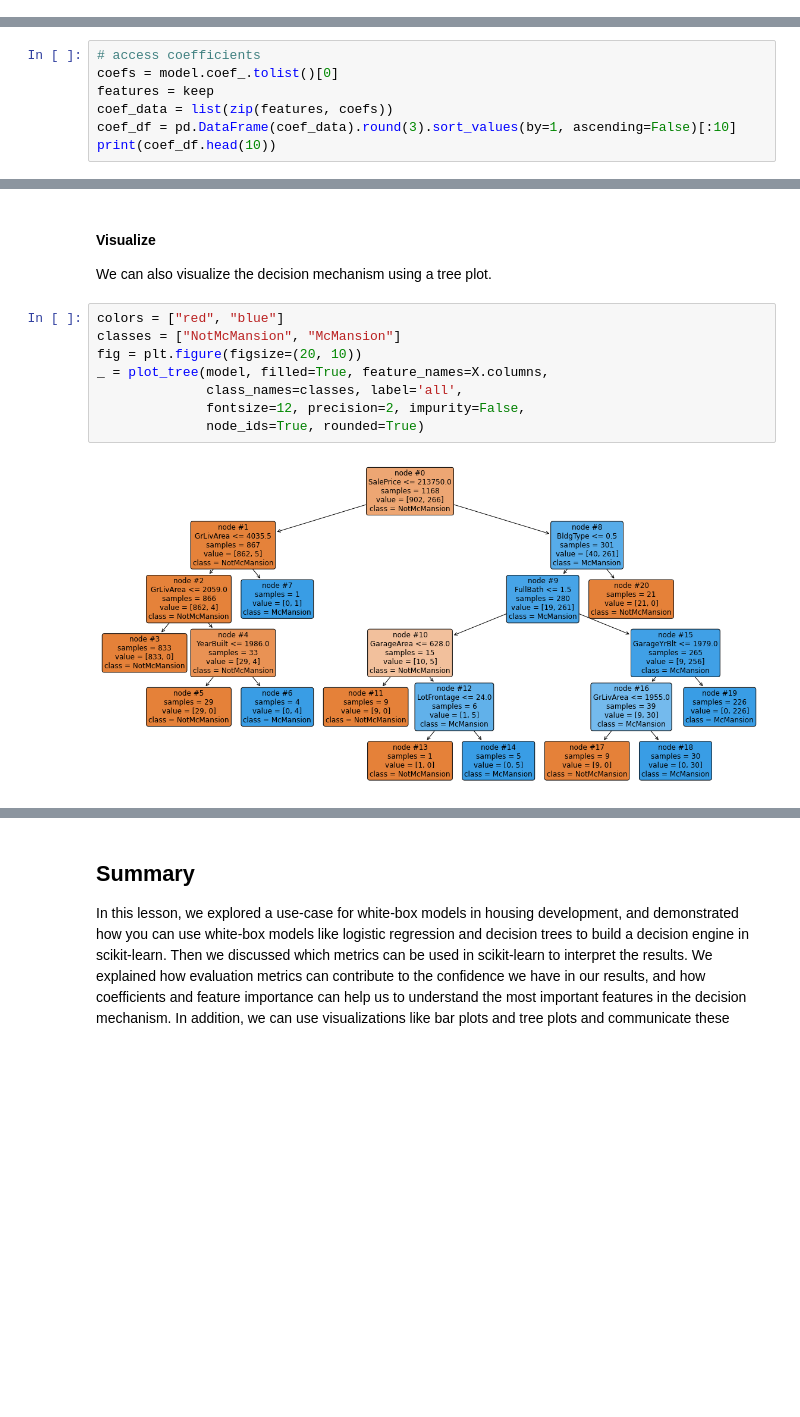
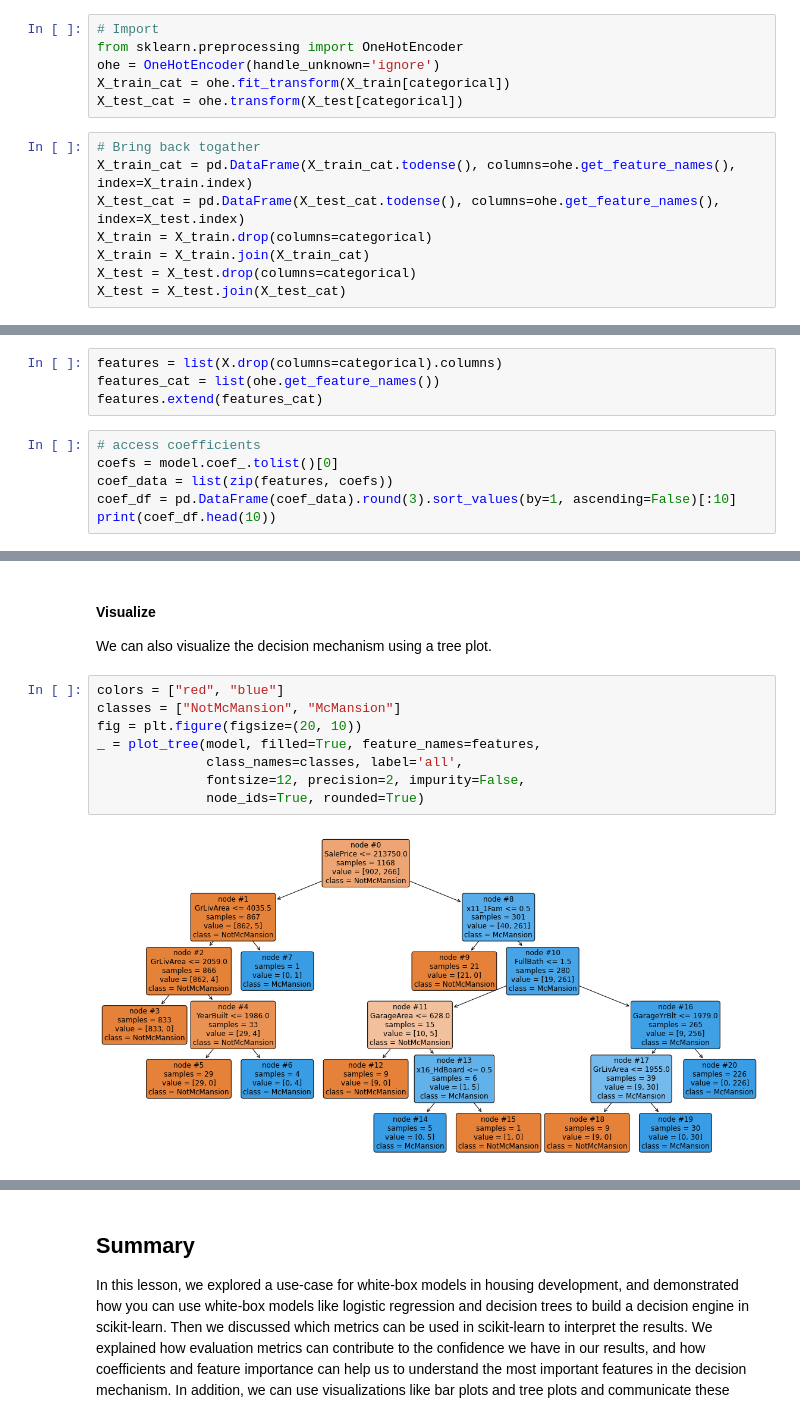
Before and after one commit to learn-co-curriculum/dsc-ml-interp-interpreting-whiteboxes, a Jupyter notebook: index.ipynb, the cells around one changed output, grey strips where cells are left out. Cells and saved outputs as stored; diff of their text form; blank space fills up the shorter version.

```diff
--- a/index.ipynb
+++ b/index.ipynb
@@ -259,3 +306,17 @@ X_train, X_test, y_train, y_test = train_test_split(X, y, test_size=0.2, random_
+# %%
+# Import
+from sklearn.preprocessing import OneHotEncoder
+ohe = OneHotEncoder(handle_unknown='ignore')
+X_train_cat = ohe.fit_transform(X_train[categorical])
+X_test_cat = ohe.transform(X_test[categorical])
+# %%
+# Bring back togather
+X_train_cat = pd.DataFrame(X_train_cat.todense(), columns=ohe.get_feature_names(), index=X_train.index)
+X_test_cat = pd.DataFrame(X_test_cat.todense(), columns=ohe.get_feature_names(), index=X_test.index)
+X_train = X_train.drop(columns=categorical)
+X_train = X_train.join(X_train_cat)
+X_test = X_test.drop(columns=categorical)
+X_test = X_test.join(X_test_cat)
 # %% [markdown]
 Finally, we fit a Logistic Regression classifier. We chose the "liblinear" solver because:
 * It is efficient and scalable. This will be useful if we plan to use our model for larger datasets in the future.
@@ -331,10 +389,13 @@ To further dig into how many and white kind of errors the model made, you can al
 Coefficients in a logistic regression model represent the change in the log odds of the target variable for a one unit increase in the predictor variable, holding all other predictors constant. __In other words, the coefficient of a variable answers the question: "If I were to remove this variable, what are the odds that the model would still make the same decision?"__
 
 A positive coefficient indicates that as the predictor increases, the log odds of the target variable also increases, and vice versa. A larger magnitude coefficient indicates a stronger relationship between the predictor and target. By interpreting coefficients, we can understand the impact of individual predictors on the target and how they relate to each other.
+# %%
+features = list(X.drop(columns=categorical).columns)
+features_cat = list(ohe.get_feature_names())
+features.extend(features_cat)
 # %%
 # access coefficients
 coefs = model.coef_.tolist()[0]
-features = keep
 coef_data = list(zip(features, coefs))
 coef_df = pd.DataFrame(coef_data).round(3).sort_values(by=1, ascending=False)[:10]
 print(coef_df.head(10))
@@ -434,13 +500,13 @@ We can also visualize the decision mechanism using a tree plot.
 # %%
 colors = ["red", "blue"]
 classes = ["NotMcMansion", "McMansion"]
 fig = plt.figure(figsize=(20, 10))
-_ = plot_tree(model, filled=True, feature_names=X.columns,
+_ = plot_tree(model, filled=True, feature_names=features,
               class_names=classes, label='all',
               fontsize=12, precision=2, impurity=False,
               node_ids=True, rounded=True)
 # %% [output]
-[figure, old version]
+[figure, new version]
 # %% [markdown]
 ##### What can we infer?
 While the results are similar the results of our regression model, there are some differences in the features that were chosen. In addition, the decision tree displays the thresholds for key values that make a difference in classifications for a specific field.
```
Also changed, not shown: parts of 30 cells of this notebook, 8 other files.
